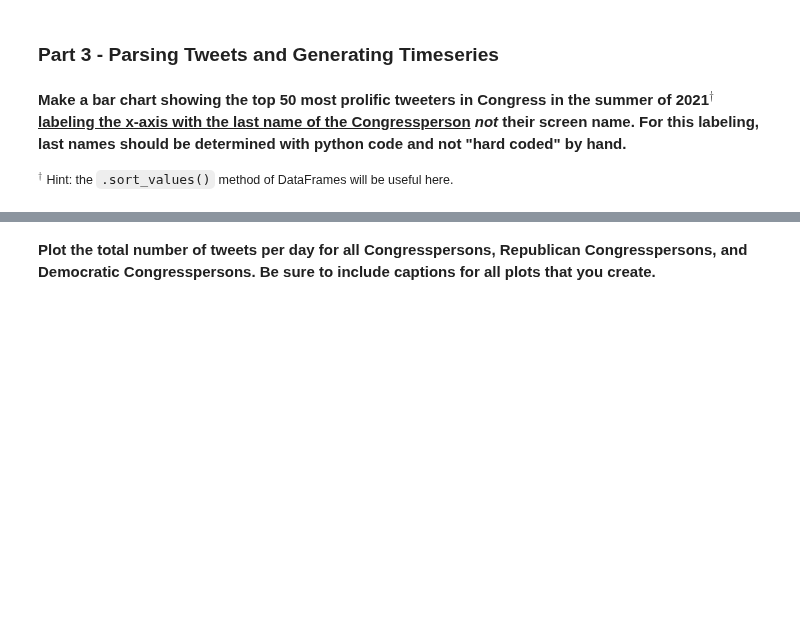
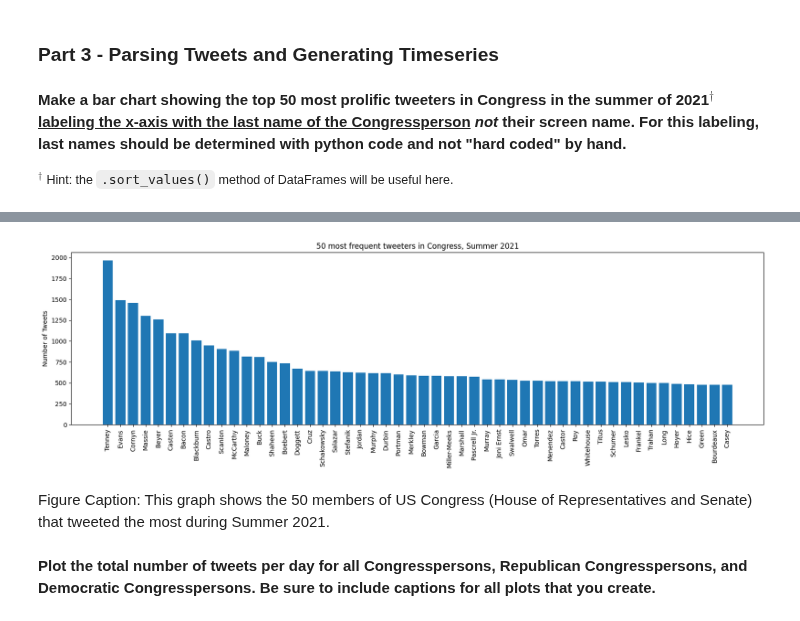
Before and after one commit to ReidelVichot/DSTEP23, a Jupyter notebook: assignments/dstep23_assignment_03_RVichot.ipynb, the cells around one changed output, grey strips where cells are left out. Saved outputs shown, nothing was run; the diff lists cells and outputs as text; code cells hidden in the pictures; blank space fills up the shorter version.

```diff
--- a/assignments/dstep23_assignment_03_RVichot.ipynb
+++ b/assignments/dstep23_assignment_03_RVichot.ipynb
@@ -140,0 +259,2 @@ Notice that you now have a DataFrame `data` containing tweets for the summer of
+# %%
+tweets["party"] = party
@@ -144,3 +304,10 @@ Notice that you now have a DataFrame `data` containing tweets for the summer of
 **Make a bar chart showing the top 50 most prolific tweeters in Congress in the summer of 2021$^\dagger$ <u>labeling the x-axis with the last name of the Congressperson</u> *not* their screen name.  For this labeling, last names should be determined with python code and not "hard coded" by hand.**
 
 <small>$^\dagger$ Hint: the `.sort_values()` method of DataFrames will be useful here.</small>
+# %%
+name = []
+for member in list(tweets.screen_name):
+  if member in list(accts.Twitter):
+    name.append(list(accts.Name)[list(accts.Twitter).index(member)])
+
+tweets["name"] = name
@@ -146,0 +320,4 @@ Notice that you now have a DataFrame `data` containing tweets for the summer of
+# %%
+tweets_sorted = tweets.groupby("name").sum().sort_values("official", ascending=False).reset_index()
+# %%
+tweets_sorted["last_name"] = tweets_sorted.name.str.split(",").str[0]
@@ -147,2 +340,13 @@ Notice that you now have a DataFrame `data` containing tweets for the summer of
+# %%
+fig, ax = plt.subplots(figsize=(20,5))
+ax.bar(tweets_sorted["last_name"][:51], tweets_sorted["official"][:51])
+ax.set_title('50 most frequent tweeters in Congress, Summer 2021')
+ax.set_ylabel("Number of Tweets")
+plt.xticks(rotation='vertical')
+fig.show()
+# %% [output]
+[figure, added]
+# %% [markdown]
+Figure Caption: This graph shows the 50 members of US Congress (House of Representatives and Senate) that tweeted the most during Summer 2021.
 # %% [markdown]
 **Plot the total number of tweets per day for all Congresspersons, Republican Congresspersons, and Democratic Congresspersons.  Be sure to include captions for all plots that you create.**
```
Also changed, not shown: parts of 27 cells of this notebook.
